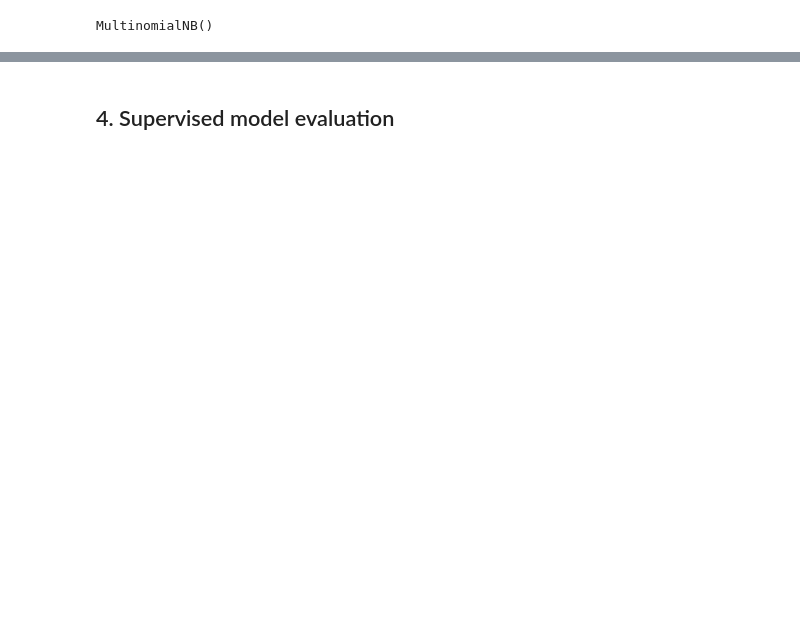
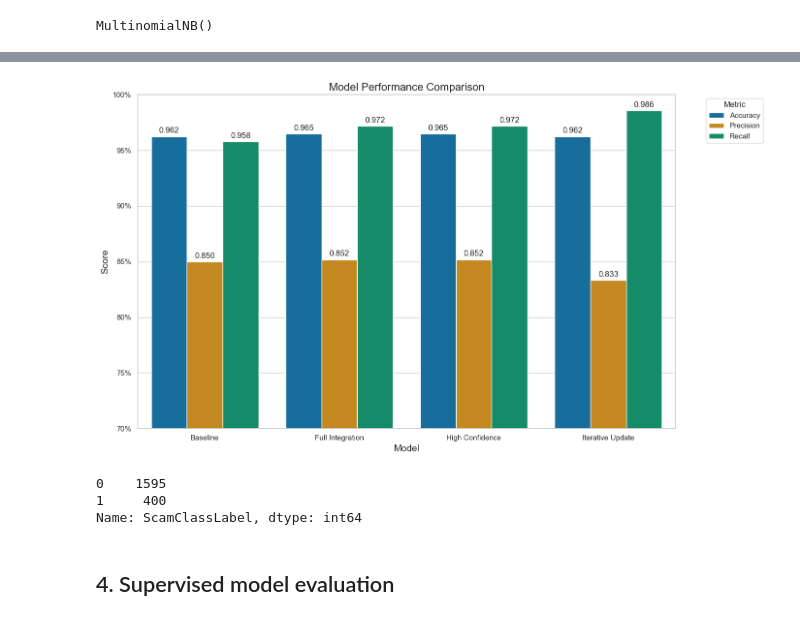
Before and after one commit to DELIRIOUSDONUT/SSIEK_ML_ass_1, a Jupyter notebook: COMP30027_2025_asst1_template.ipynb, the cells around one changed output, grey strips where cells are left out. Drawn from its saved outputs; the diff is of its cells as text; code cells hidden in the pictures; blank space fills up the shorter version.

```diff
--- a/COMP30027_2025_asst1_template.ipynb
+++ b/COMP30027_2025_asst1_template.ipynb
@@ -836,2 +765,82 @@ plt.show()
+# %%
+# Create a dataframe for the metrics
+models = ['Baseline', 'Full Integration', 'High Confidence', 'Iterative Update']
+metrics = ['Accuracy', 'Precision', 'Recall']
+
+# Collect all metrics in a format suitable for seaborn
+data = []
+
+# Add baseline metrics
+data.append(['Baseline', 'Accuracy', base_accuracy])
+data.append(['Baseline', 'Precision', base_precision])
+data.append(['Baseline', 'Recall', base_recall])
+
+# Add full integration metrics (conc_metrics)
+data.append(['Full Integration', 'Accuracy', conc_metrics['accuracy']])
+data.append(['Full Integration', 'Precision', conc_metrics['precision']])
+data.append(['Full Integration', 'Recall', conc_metrics['recall']])
+
+# Add high confidence metrics
+data.append(['High Confidence', 'Accuracy', confidence_bound_metrics['accuracy']])
+data.append(['High Confidence', 'Precision', confidence_bound_metrics['precision']])
+data.append(['High Confidence', 'Recall', confidence_bound_metrics['recall']])
+
+# Add iterative update metrics
+data.append(['Iterative Update', 'Accuracy', iterative_metrics['accuracy']])
+data.append(['Iterative Update', 'Precision', iterative_metrics['precision']])
+data.append(['Iterative Update', 'Recall', iterative_metrics['recall']])
+
+# Create DataFrame
+df = pd.DataFrame(data, columns=['Model', 'Metric', 'Value'])
+
+# Set up the figure
+plt.figure(figsize=(14, 8))
+
+# Create the grouped bar chart with reversed x and hue
+sns.set_theme(style="whitegrid")
+sns.set_palette("colorblind")  # Use a colorblind-friendly palette
+
+# Plot with seaborn - now x=Model and hue=Metric
+ax = sns.barplot(x='Model', y='Value', hue='Metric', data=df)
+
+# Customize the plot
+plt.title('Model Performance Comparison', fontsize=16)
+plt.xlabel('Model', fontsize=14)
+plt.ylabel('Score', fontsize=14)
+
+# Format y-axis as percentage
+ax.set_ylim(0.7, 1.0)  # Adjust as needed based on your actual values
+ax.yaxis.set_major_formatter(plt.FuncFormatter(lambda y, _: '{:.0%}'.format(y)))
+
+# Add value labels on top of each bar
+for container in ax.containers:
+    ax.bar_label(container, fmt='%.3f', padding=3)
+
+# Adjust legend position and title
+plt.legend(title='Metric', bbox_to_anchor=(1.05, 1), loc='upper left')
+
+# Adjust layout to make room for labels
+plt.tight_layout()
+
+# Save the figure
+plt.savefig('model_metrics_comparison_by_model.png', dpi=300, bbox_inches='tight')
+
+# Show the plot
+plt.show()
+# %% [output]
+[figure, added]
+# %%
+# In this case, we'll go with iterative update.
+
+word_df['ScamClassLabel'].value_counts()
+
+# There is a lot less positive values (scam) than non-positive (non-scam), so precision is less valuable and recall is more important
+# We want to catch as many scams as possible, even if some may be non-scams, as it is better to err on caution's side
+
+# Iterative update has the best recall, about equal accuracy but worse precision.
+# %% [output]
+0    1595
+1     400
+Name: ScamClassLabel, dtype: int64
 # %% [markdown]
 ## 4. Supervised model evaluation
```
Also changed, not shown: parts of 23 cells of this notebook, 5 other files.
